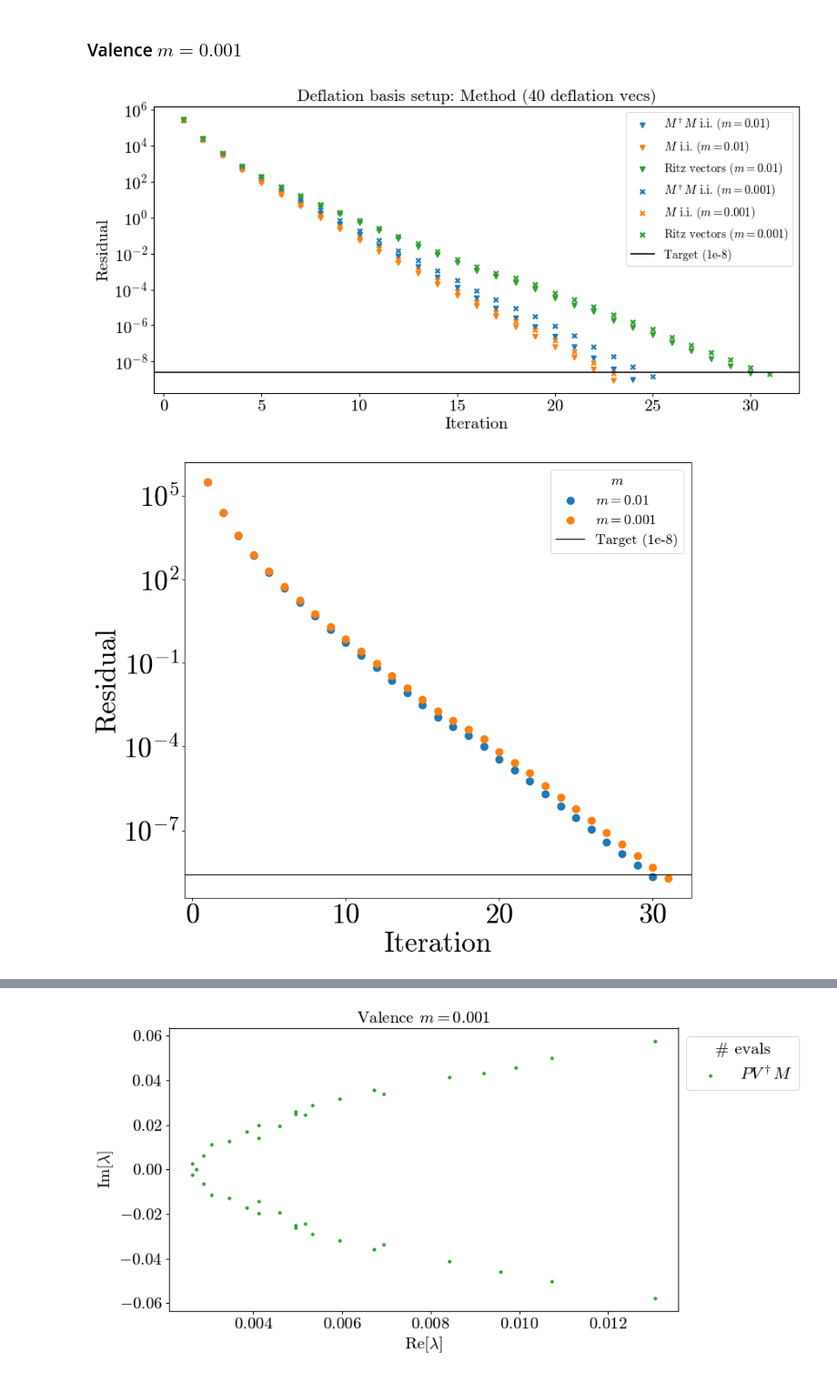
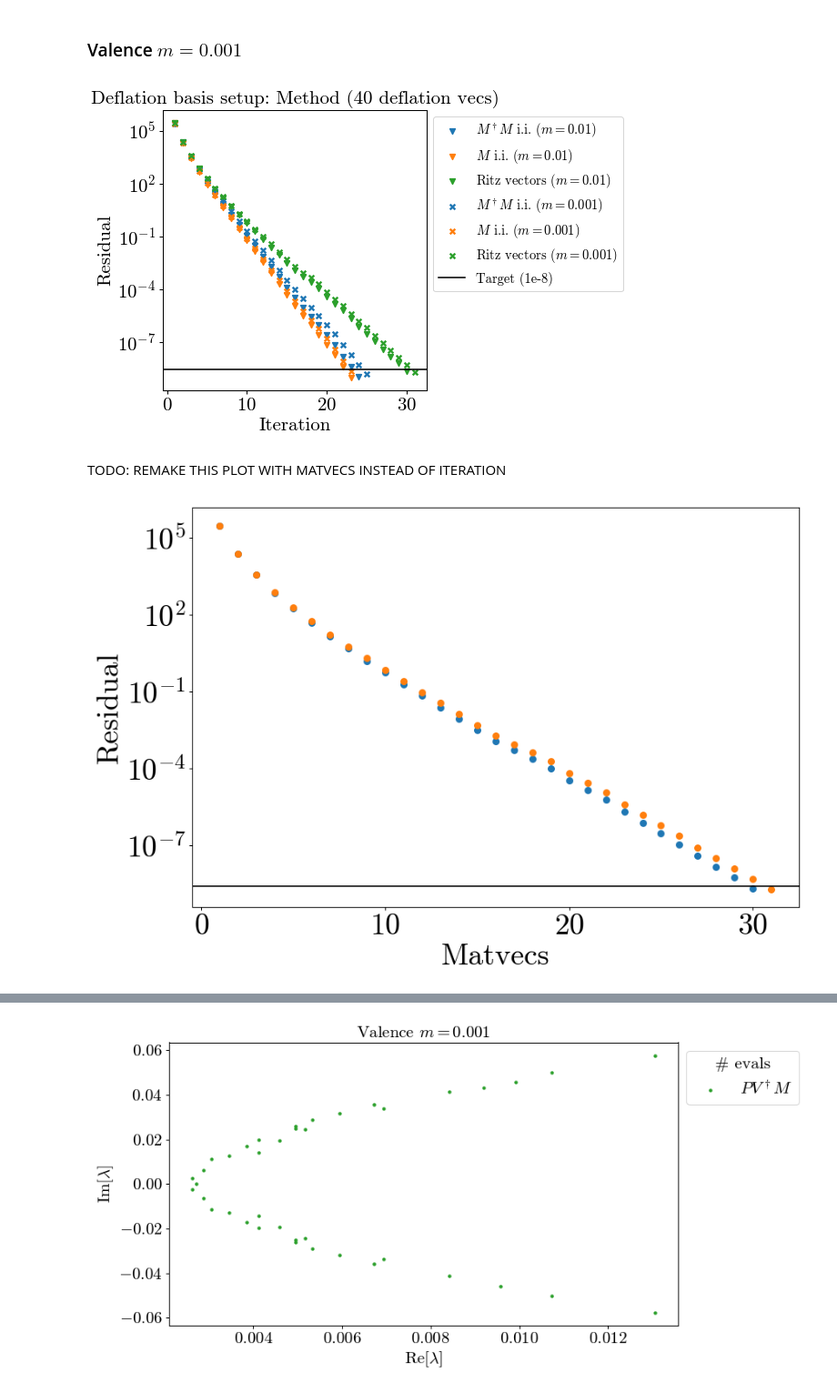
Before and after one commit to poare/lqcd, a Jupyter notebook: multigrid/python_scripts/mg_analysis.ipynb, the cells around one changed output, grey strips where cells are left out. Shown at 91% size. Saved outputs shown, nothing was run; the diff lists cells and outputs as text; code cells hidden in the pictures.

```diff
--- a/multigrid/python_scripts/mg_analysis.ipynb
+++ b/multigrid/python_scripts/mg_analysis.ipynb
@@ -79,5 +85,5 @@ plt.tight_layout()
 # %%
-fig, axes = pt.add_subplots()
+fig, axes = pt.add_subplots(style = sty)
 ax = axes[0]
 
 pt.scatter_1d(np.arange(len(cg_40)) + 1, cg_40, ax = ax, col = pt.pal[0], mkr = 'v', ax_label = ['Iteration', 'Residual'], fn_label = r'$M^\dagger M$ i.i.')
@@ -96,5 +102,5 @@ plt.tight_layout()
 # %%
-fig, axes = pt.add_subplots()
+fig, axes = pt.add_subplots(style = sty)
 ax = axes[0]
 
 pt.scatter_1d(np.arange(len(cg_20)) + 1, cg_20, ax = ax, col = pt.pal[0], ax_label = ['Iteration', 'Residual'], fn_label = r'$M^\dagger M$ i.i. (20)')
@@ -207,12 +213,14 @@ def read_nulliness(file, splitter = '<i|D|i>=', second_split = '; <i|DdagD|i>=')
 gcr_null = read_nulliness('/Users/patrickoare/lqcd/multigrid/logs/ckpoint_lat.4000/MG_PVdag_341018.log')
 cg_null = read_nulliness('/Users/patrickoare/lqcd/multigrid/logs/ckpoint_lat.4000/MG_PVdag_341072.log')
 # %%
-fig, axes = pt.add_subplots()
+fig, axes = pt.add_subplots(style = sty)
 ax = axes[0]
-pt.scatter_1d(np.real(cg_null[0]), np.imag(cg_null[0]), ax = ax, col = pt.pal[0], ax_label = [r'$\mathrm{Re}[\lambda]$', r'$\mathrm{Im}[\lambda]$'], fn_label = r'CG')
-pt.scatter_1d(np.real(gcr_null[0]), np.imag(gcr_null[0]), ax = ax, col = pt.pal[1], ax_label = [r'$\mathrm{Re}[\lambda]$', r'$\mathrm{Im}[\lambda]$'], fn_label = r'GCR')
-pt.scatter_1d(np.real(pvdavm_evals), np.imag(pvdavm_evals), ax = ax, col = pt.pal[2], ax_label = [r'$\mathrm{Re}[\lambda]$', r'$\mathrm{Im}[\lambda]$'], fn_label = r'KS')
-ax.legend(title = 'Method', title_fontsize = default_style['fontsize'], fontsize = default_style['fontsize'], bbox_to_anchor=(1, 1))
-ax.set_title(r'Deflation basis nulliness $\langle k | \mathcal{O} |k\rangle$ ($\mathcal{O} := PV^\dagger M$)', fontsize = default_style['fontsize'])
+pt.scatter_1d(np.real(cg_null[0]), np.imag(cg_null[0]), ax = ax, col = pt.pal[0], ax_label = [r'$\mathrm{Re}[\lambda]$', r'$\mathrm{Im}[\lambda]$'], fn_label = r'$\mathcal{O}^\dagger\mathcal{O}$ inv. iter.', style = sty)
+pt.scatter_1d(np.real(gcr_null[0]), np.imag(gcr_null[0]), ax = ax, col = pt.pal[1], ax_label = [r'$\mathrm{Re}[\lambda]$', r'$\mathrm{Im}[\lambda]$'], fn_label = r'$\mathcal{O}^\dagger\mathcal{O}$ inv. iter.', style = sty)
+pt.scatter_1d(np.real(pvdavm_evals), np.imag(pvdavm_evals), ax = ax, col = pt.pal[2], ax_label = [r'$\mathrm{Re}[\lambda]$', r'$\mathrm{Im}[\lambda]$'], fn_label = r'KrySchur', style = sty)
+# ax.legend(title = 'Method', title_fontsize = default_style['fontsize'], fontsize = default_style['fontsize'], bbox_to_anchor=(1, 1))
+ax.legend(title = 'Method', bbox_to_anchor=(1, 1))
+# ax.set_title(r'Deflation basis nulliness $\langle k | \mathcal{O} |k\rangle$ ($\mathcal{O} := PV^\dagger M$)', fontsize = sty['fontsize'])
 plt.tight_layout()
+# pt.save_figure('/Users/patrickoare/Dropbox (Personal)/research/multigrid/lattice_2026/figs/mg_nulliness.pdf')
 # %% [output]
@@ -231,0 +257,12 @@ plt.tight_layout()
+# %%
+fig, axes = pt.add_subplots(style = sty)
+ax = axes[0]
+pt.plot_1d_data(np.real(fov), np.imag(fov), ax = ax, col = pt.pal[3], fn_label = 'FoV', style = sty)
+pt.scatter_1d(np.real(cg_null[0]), np.imag(cg_null[0]), ax = ax, col = pt.pal[0], ax_label = [r'$\mathrm{Re}[\lambda]$', r'$\mathrm{Im}[\lambda]$'], fn_label = r'$\mathcal{O}^\dagger\mathcal{O}$ inv. iter.', style = sty)
+pt.scatter_1d(np.real(gcr_null[0]), np.imag(gcr_null[0]), ax = ax, col = pt.pal[1], ax_label = [r'$\mathrm{Re}[\lambda]$', r'$\mathrm{Im}[\lambda]$'], fn_label = r'$\mathcal{O}^\dagger\mathcal{O}$ inv. iter.', style = sty)
+pt.scatter_1d(np.real(pvdavm_evals), np.imag(pvdavm_evals), ax = ax, col = pt.pal[2], ax_label = [r'$\mathrm{Re}[\lambda]$', r'$\mathrm{Im}[\lambda]$'], fn_label = r'KrySchur', style = sty)
+# ax.legend(title = 'Method', title_fontsize = default_style['fontsize'], fontsize = default_style['fontsize'], bbox_to_anchor=(1, 1))
+ax.legend(title = 'Method', bbox_to_anchor=(1, 1))
+# ax.set_title(r'Deflation basis nulliness $\langle k | \mathcal{O} |k\rangle$ ($\mathcal{O} := PV^\dagger M$)', fontsize = sty['fontsize'])
+plt.tight_layout()
+# pt.save_figure('/Users/patrickoare/Dropbox (Personal)/research/multigrid/plots/fov_pvdagm_16cube.pdf')
@@ -236,23 +275,25 @@ gcr_40_m0p001, _ = parse_log('/Users/patrickoare/lqcd/multigrid/logs/ckpoint_lat
 ks_40_m0p001, _ = parse_log('/Users/patrickoare/lqcd/multigrid/logs/ckpoint_lat.4000/MG_PVdag_341481.log')
 cg_40_m0p001, _ = parse_log('/Users/patrickoare/lqcd/multigrid/logs/ckpoint_lat.4000/MG_PVdag_341543.log')
 # %%
-fig, axes = pt.add_subplots()
+fig, axes = pt.add_subplots(style = sty)
 ax = axes[0]
 
 pt.scatter_1d(np.arange(len(cg_40)) + 1, cg_40, ax = ax, col = pt.pal[0], mkr = 'v', ax_label = ['Iteration', 'Residual'], fn_label = r'$M^\dagger M$ i.i. ($m=0.01$)')
 pt.scatter_1d(np.arange(len(gcr_40)) + 1, gcr_40, ax = ax, col = pt.pal[1], mkr = 'v', ax_label = ['Iteration', 'Residual'], fn_label = r'$M$ i.i. ($m=0.01$)')
 pt.scatter_1d(np.arange(len(ks_40)) + 1, ks_40, ax = ax, col = pt.pal[2], mkr = 'v', ax_label = ['Iteration', 'Residual'], fn_label = r'Ritz vectors ($m=0.01$)')
 
 pt.scatter_1d(np.arange(len(cg_40_m0p001)) + 1, cg_40_m0p001, ax = ax, col = pt.pal[0], mkr = 'x', ax_label = ['Iteration', 'Residual'], fn_label = r'$M^\dagger M$ i.i. ($m=0.001$)')
 pt.scatter_1d(np.arange(len(gcr_40_m0p001)) + 1, gcr_40_m0p001, ax = ax, col = pt.pal[1], mkr = 'x', ax_label = ['Iteration', 'Residual'], fn_label = r'$M$ i.i. ($m=0.001$)')
 pt.scatter_1d(np.arange(len(ks_40_m0p001)) + 1, ks_40_m0p001, ax = ax, col = pt.pal[2], mkr = 'x', ax_label = ['Iteration', 'Residual'], fn_label = r'Ritz vectors ($m=0.001$)')
 # pt.scatter_1d(np.arange(len(hdcg_40_m0p001)) + 1, hdcg_40, ax = ax, col = pt.pal[3], mkr = 'v', ax_label = ['Iteration', 'Residual'], fn_label = 'HDCG(40)')
 
 pt.add_line(ax, val = 2.5165824e-09, c = 'k', orientation = 'h', label = 'Target (1e-8)')
 
 ax.set_title('Deflation basis setup: Method (40 deflation vecs)', fontsize = default_style['fontsize'])
 ax.set_yscale('log')
 ax.legend(fontsize = default_style['fontsize'] * 0.7, bbox_to_anchor = (1, 1))
 plt.tight_layout()
 # %% [output]
-[figure, old version]
+[figure, new version]
+# %% [markdown]
+TODO: REMAKE THIS PLOT WITH MATVECS INSTEAD OF ITERATION
@@ -259,24 +308,20 @@ plt.tight_layout()
 # %%
-sty = default_style.copy()
-sty['asp_ratio'] = 1.2
-sty['markersize'] = 100
-sty['fontsize'] = 40
-
 fig, axes = pt.add_subplots(style = sty)
 ax = axes[0]
 
-pt.scatter_1d(np.arange(len(ks_40)) + 1, ks_40, ax = ax, col = pt.pal[0], mkr = 'o', ax_label = ['Iteration', 'Residual'], fn_label = r'$m=0.01$', style = sty)
-pt.scatter_1d(np.arange(len(ks_40_m0p001)) + 1, ks_40_m0p001, ax = ax, col = pt.pal[1], mkr = 'o', ax_label = ['Iteration', 'Residual'], fn_label = r'$m=0.001$', style = sty)
+pt.scatter_1d(np.arange(len(ks_40)) + 1, ks_40, ax = ax, col = pt.pal[0], mkr = 'o', ax_label = ['Matvecs', 'Residual'], fn_label = r'$m=0.01$', style = sty)
+pt.scatter_1d(np.arange(len(ks_40_m0p001)) + 1, ks_40_m0p001, ax = ax, col = pt.pal[1], mkr = 'o', ax_label = ['Matvecs', 'Residual'], fn_label = r'$m=0.001$', style = sty)
 
 pt.add_line(ax, val = 2.5165824e-09, c = 'k', orientation = 'h', label = 'Target (1e-8)')
 
 ax.set_yscale('log')
 
-ax.legend(title = r'$m$', title_fontsize = default_style['fontsize'], fontsize = default_style['fontsize'], bbox_to_anchor = (1, 1))
+# ax.legend(title = r'$m$', title_fontsize = default_style['fontsize'], fontsize = default_style['fontsize'], bbox_to_anchor = (1, 1))
 plt.tight_layout()
 # pt.save_figure('/Users/patrickoare/Dropbox (Personal)/research/multigrid/columbia_seminar/mg_iters.pdf')
+# pt.save_figure('/Users/patrickoare/Dropbox (Personal)/research/multigrid/lattice_2026/figs/mg_iters.pdf')
 # %% [output]
-[figure, old version]
+[figure, new version]
 # %%
 cg_split = 'Running standard Krylov solve with GCR'
 nomg_gcr_m0p001, _ = parse_log('/Users/patrickoare/lqcd/multigrid/logs/ckpoint_lat.4000/MG_PVdag_343354.log', split_token=cg_split)
```
Also changed, not shown: parts of 35 cells of this notebook, 6 other files.
